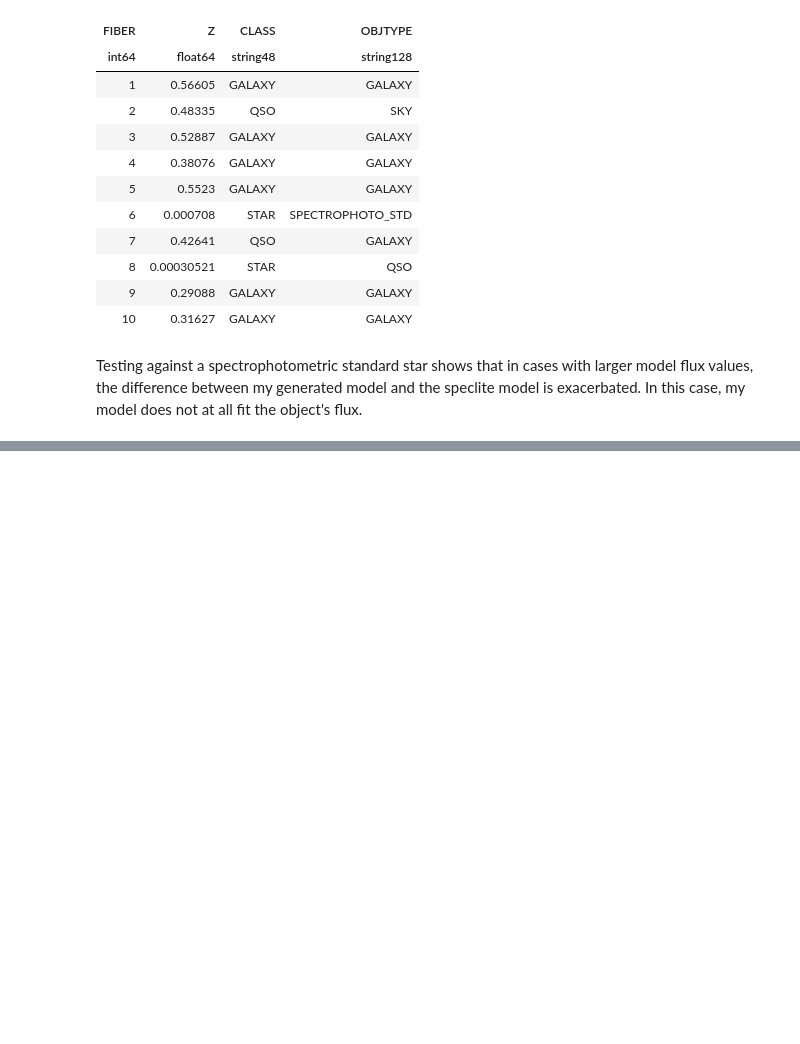
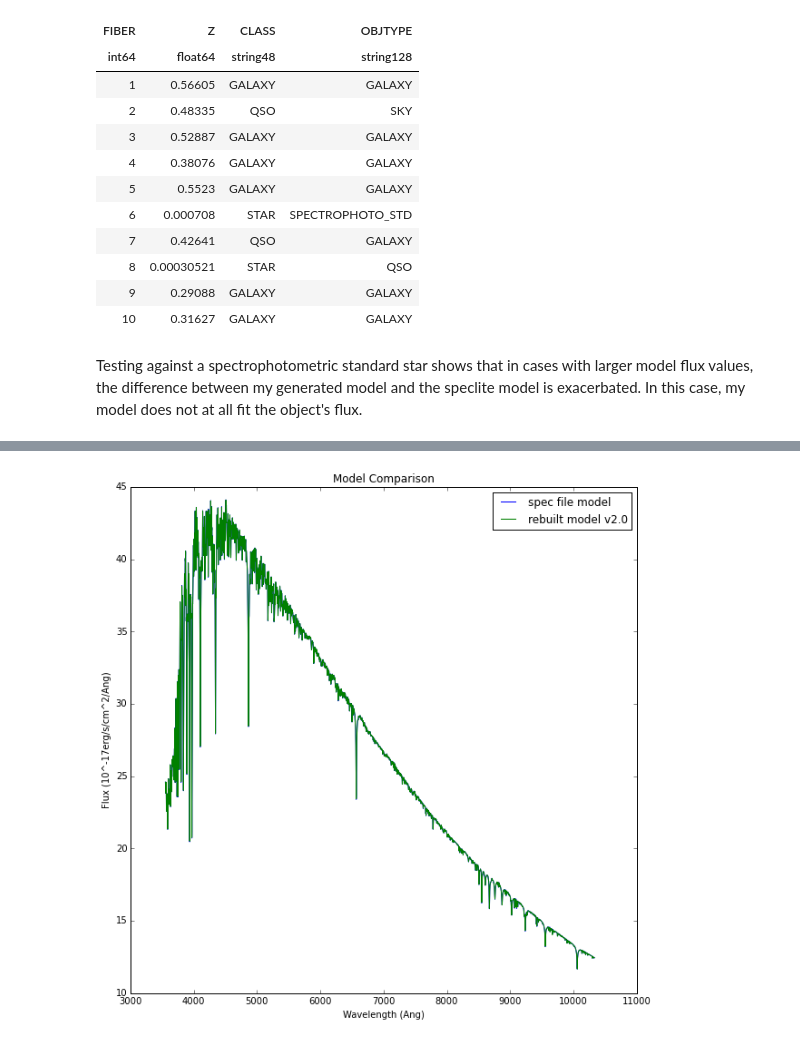
Before and after one commit to kgage/bossghost, a Jupyter notebook: ModelFlux.ipynb, the cells around one changed output, grey strips where cells are left out. Saved outputs shown, nothing was run; the diff lists cells and outputs as text; code cells hidden in the pictures; blank space fills up the shorter version.

```diff
--- a/ModelFlux.ipynb
+++ b/ModelFlux.ipynb
@@ -205,0 +158,11 @@ Testing against a spectrophotometric standard star shows that in cases with larg
+# %%
+plt.figure(figsize = (10,10))
+plt.plot(wlen, model, label = 'spec file model')
+plt.plot(wlen, test_model, label = 'rebuilt model v2.0')
+plt.title('Model Comparison')
+plt.legend()
+plt.xlabel('Wavelength (Ang)')
+plt.ylabel('Flux (10^-17erg/s/cm^2/Ang)')
+plt.show()
+# %% [output]
+[figure, added]
```
Also changed, not shown: parts of 21 cells of this notebook.
